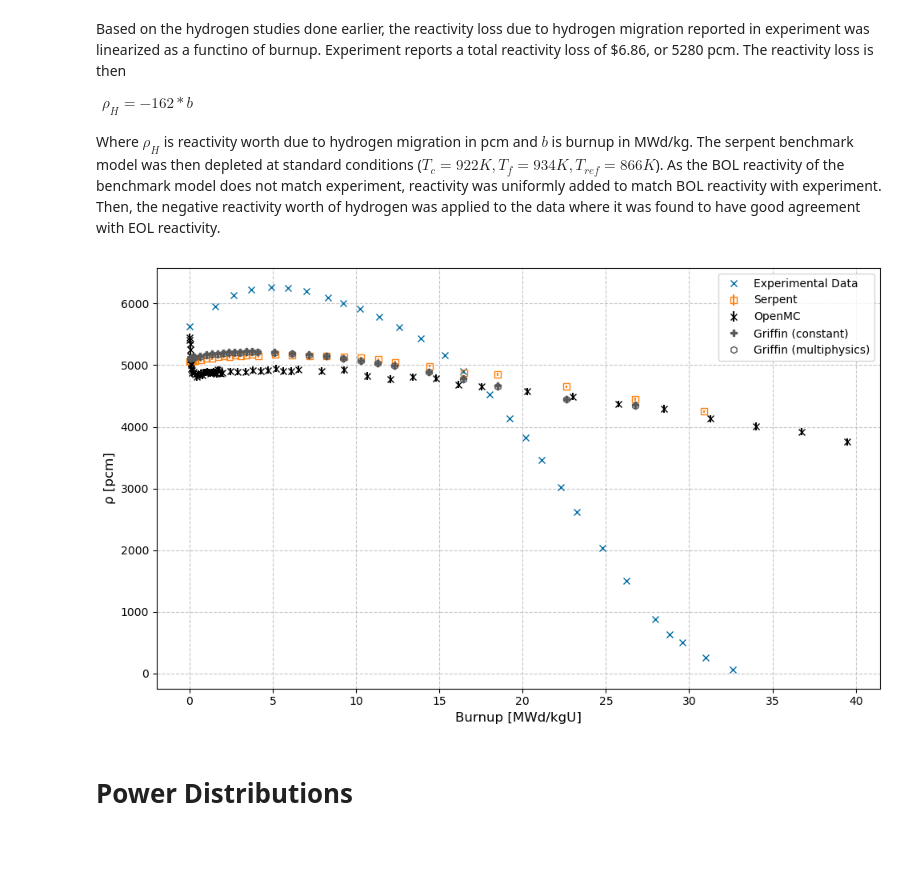
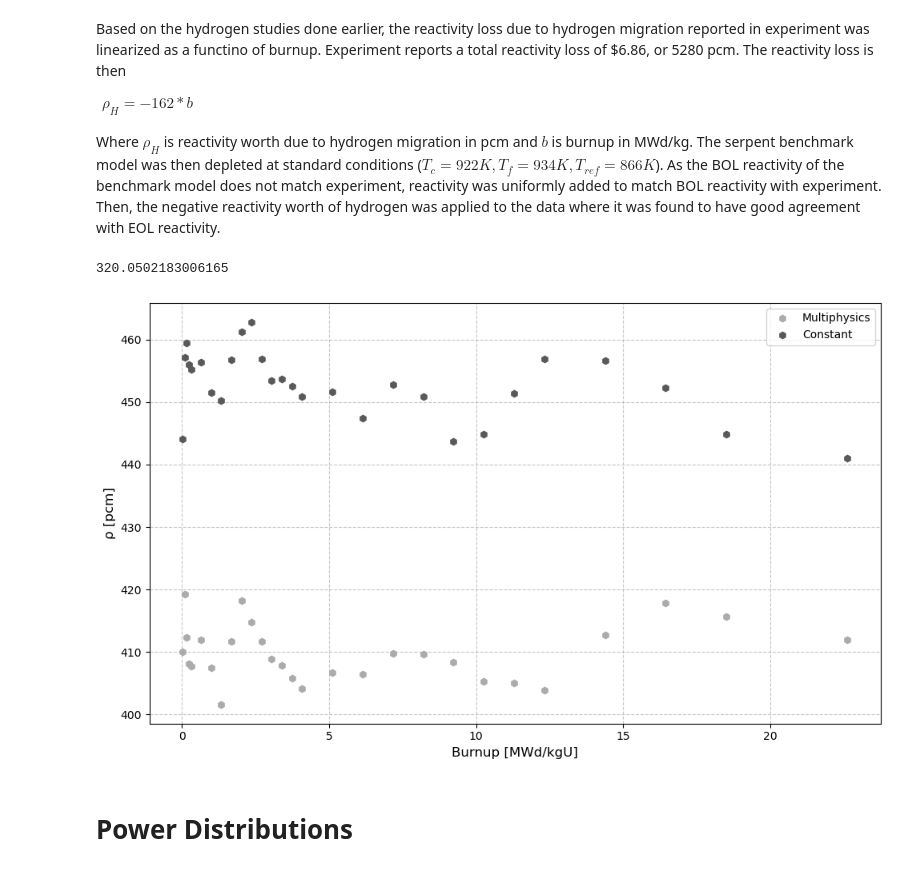
Before and after one commit to CORE-GATECH-GROUP/SNAP-REACTORS, a Jupyter notebook: snapReactors/reactor_models/Wet_Experiment_Models/analysis.ipynb, the cells around one changed output. Saved outputs shown, nothing was run; the diff lists cells and outputs as text; code cells hidden in the pictures.

Commit message:
[DEV] All results are in, just need to move in new htm model and rerun depletion case

```diff
--- a/snapReactors/reactor_models/Wet_Experiment_Models/analysis.ipynb
+++ b/snapReactors/reactor_models/Wet_Experiment_Models/analysis.ipynb
@@ -361,7 +361,7 @@ serpent_burnup, serpent_rho, serpent_err = load_serpent_results(serpent_res_path
 
 # Apply hydrogen loss adjustment to Serpent data
 serpent_rho_adjusted = adjust_for_hydrogen_loss(serpent_rho, serpent_burnup)
-
+## Tfuel and Tcool
 # Load Griffin standard conditions (no multiphysics)
 griff_const_path = griff_path / "Griffin_sol/depletion_core_csv.csv"
 griff_const_data = pd.read_csv(griff_const_path)
@@ -378,52 +378,87 @@ griff_phys_keff = griff_phys_data["eigenvalue"]
 griff_phys_rho = (1-1/griff_phys_keff)*1e5
 griff_phys_rho_adjusted = adjust_for_hydrogen_loss(griff_phys_rho, griff_phys_burnup, bias_correction=908)
 
+## Tfuel only
+# Load Griffin standard conditions (no multiphysics)
+griff_const_path_Tfuel = griff_path / "Griffin_sol/Tfuel_only/depletion_core_csv.csv"
+griff_const_data_Tfuel = pd.read_csv(griff_const_path_Tfuel)
+griff_burnup_Tfuel = griff_const_data_Tfuel["burnup_MWd/kg"]
+griff_keff_Tfuel = griff_const_data_Tfuel["eigenvalue"]
+griff_rho_Tfuel = (1-1/griff_keff_Tfuel)*1e5
+# griff_rho_adjusted = adjust_for_hydrogen_loss(griff_rho, griff_burnup)
+
+# Load Griffin multiphysics
+griff_phys_path_Tfuel = griff_path / "full_multiphysics/Tfuel_only/depletion_core_csv.csv"
+griff_phys_data_Tfuel = pd.read_csv(griff_phys_path_Tfuel)
+griff_phys_burnup_Tfuel = griff_phys_data_Tfuel["burnup_MWd/kg"]
+griff_phys_keff_Tfuel = griff_phys_data_Tfuel["eigenvalue"]
+griff_phys_rho_Tfuel = (1-1/griff_phys_keff_Tfuel)*1e5
+# griff_phys_rho_adjusted = adjust_for_hydrogen_loss(griff_phys_rho, griff_phys_burnup, bias_correction=908)
+
 # Load experimental data
 exp_path = base_path / "Serpent_Res/burn-data.csv"
 exp_data = pd.read_csv(exp_path)
 exp_burnup = exp_data['x (MWd/kgU)'].values
 exp_rho = exp_data['y(pcm)'].values
 
-
-griff_diff_rho = griff_rho - griff_phys_rho
+griff_diff_rho_FC = griff_rho - griff_phys_rho
+griff_diff_rho_F = griff_rho_Tfuel - griff_phys_rho_Tfuel
+griff_diff_rho_phys = griff_phys_rho_Tfuel - griff_phys_rho
+griff_diff_rho = griff_rho_Tfuel - griff_rho
 griff_serp_dif = serpent_rho[0:-4] - griff_rho
 # Create comparison plot
 plt.figure(figsize=(10, 6))
 plt.style.use('tableau-colorblind10')
 
 # Get the default color cycle
 colors = plt.rcParams['axes.prop_cycle'].by_key()['color']
 
 # Plot data (exclude last 3 points for Serpent data)
-plt.errorbar(exp_burnup, exp_rho, fmt='x', markersize=6, label="Experimental Data")
+# plt.errorbar(exp_burnup, exp_rho, fmt='x', markersize=6, label="Experimental Data")
 
-# Serpent data - use the same color (second color in cycle)
-serpent_color = colors[1]
-griffin_color = colors[3]
-plt.errorbar(serpent_burnup[:-3], serpent_rho[:-3], yerr=serpent_err[:-3],
-             fmt='s', markersize=6, markerfacecolor='none', label='Serpent', color=serpent_color)
+# # # Serpent data - use the same color (second color in cycle)
+# serpent_color = colors[1]
+# griffin_Tfuel_color = colors[2]
+# griffin_color = colors[3]
+# plt.errorbar(serpent_burnup[:-3], serpent_rho[:-3], yerr=serpent_err[:-3],
+#              fmt='s', markersize=6, markerfacecolor='none', label='Serpent', color=serpent_color)
 # plt.errorbar(serpent_burnup[:-3], serpent_rho_adjusted[:-3], yerr=serpent_err[:-3],
             #  fmt='s', markersize=6, label='Serpent Adjusted', color=serpent_color)
 
-plt.errorbar(openmc_burnup, openmc_rho, yerr=openmc_err,
-             fmt='x', label='OpenMC', color='black')
+# plt.errorbar(openmc_burnup, openmc_rho, yerr=openmc_err,
+            #  fmt='x', label='OpenMC', color='black')
 
-plt.errorbar(griff_burnup[1:-1], griff_rho[1:-1], fmt='P', markersize=6, label="Griffin (constant)", color = colors[3])
-# Griffin multiphysics data - use the same color (fourth color in cycle)
-plt.errorbar(griff_phys_burnup[1:-1], griff_phys_rho[1:-1], fmt='h', markersize=6,
-             markerfacecolor='none', label="Griffin (multiphysics)", color=griffin_color)
+# plt.errorbar(griff_burnup[1:-1], griff_rho[1:-1], fmt='h', markersize=6, label="Constant (Fuel + Coolant)", color = colors[3])
+
+# # Griffin multiphysics data - use the same color (fourth color in cycle)
+# plt.errorbar(griff_phys_burnup[1:-1], griff_phys_rho[1:-1], fmt='h', markersize=6,
+#              markerfacecolor='none', label="Multiphysics (Fuel + Coolant)", color=griffin_color)
+
+# plt.errorbar(griff_burnup[1:-1], griff_rho_Tfuel[1:-1], fmt='h', markersize=6, label="Constant (Fuel)", color = griffin_Tfuel_color)
+
+# # Griffin multiphysics data - use the same color (fourth color in cycle)
+# plt.errorbar(griff_phys_burnup[1:-1], griff_phys_rho_Tfuel[1:-1], fmt='h', markersize=6,
+#              markerfacecolor='none', label="Multiphysics (Fuel)", color=griffin_Tfuel_color)
 # plt.errorbar(griff_phys_burnup[1:-2], griff_phys_rho_adjusted[1:-2], fmt='h', markersize=6,
             #  label='Griffin Adjusted (multiphysics)', color=griffin_color)
 
+
+## REACTIVITY DIFFERENCES
+plt.errorbar(griff_phys_burnup[1:-2], griff_diff_rho_phys[1:-2], fmt='h', markersize=6,
+             label='Multiphysics', color=colors[2])
+plt.errorbar(griff_phys_burnup[1:-2], griff_diff_rho[1:-2], fmt='h', markersize=6,
+             label='Constant', color=colors[3])
 
 # Format plot
 plt.xlabel("Burnup [MWd/kgU]", fontsize=12)
 plt.ylabel("ρ [pcm]", fontsize=12)
 plt.legend()
 plt.grid(True, linestyle='--', alpha=0.7)
 plt.tight_layout()
+print(serpent_rho[1] - griff_phys_rho[1])
 # %% [output]
+320.0502183006165
-[figure, old version]
+[figure, new version]
 # %% [markdown]
 # Power Distributions
 # %%
```
Also changed, not shown: parts of 1 cell of this notebook, 23 other files.
